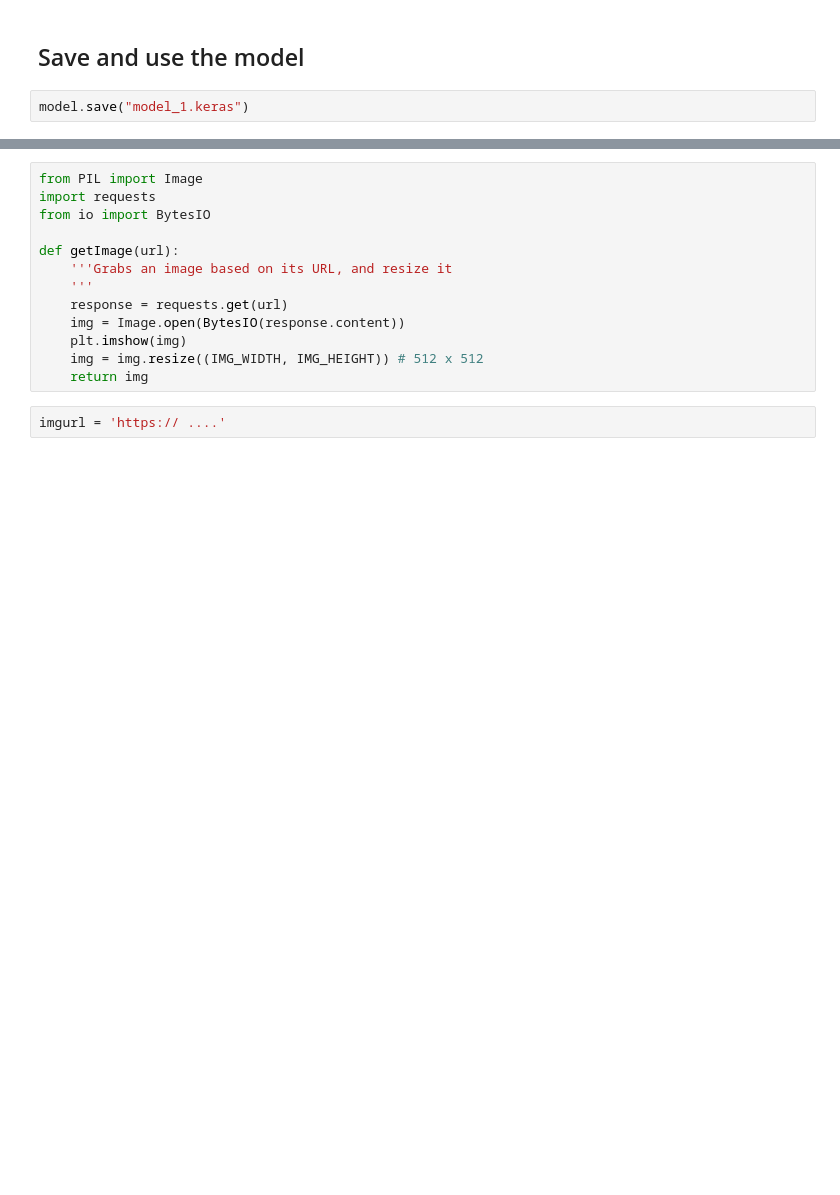
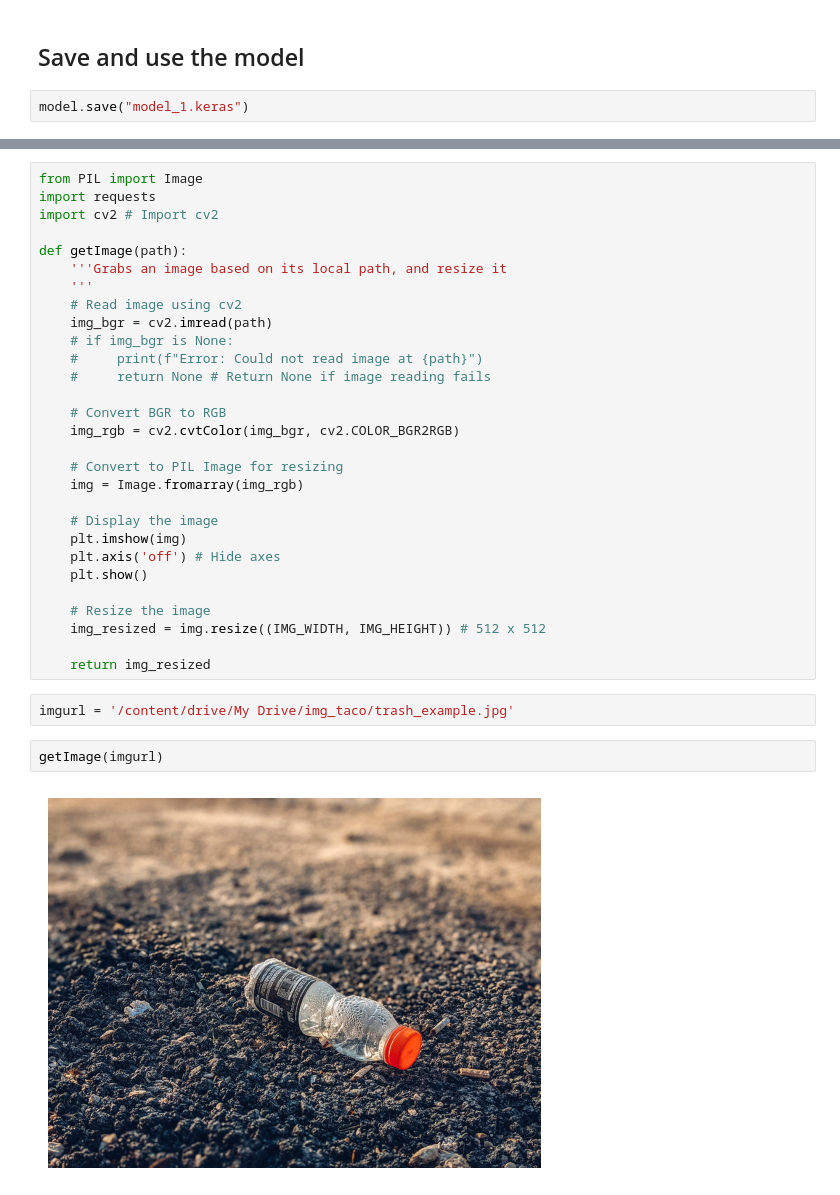
Before and after one commit to Bostna/dotfiles, a Jupyter notebook: Untitled2.ipynb, the cells around one changed output, grey strips where cells are left out. Drawn from its saved outputs; the diff is of its cells as text; blank space fills up the shorter version.

```diff
--- a/Untitled2.ipynb
+++ b/Untitled2.ipynb
@@ -382,15 +384,35 @@ model = load_model("model_1.keras")
-# %%
-from PIL import Image
-import requests
-from io import BytesIO
-
-def getImage(url):
-    '''Grabs an image based on its URL, and resize it
-    '''
-    response = requests.get(url)
-    img = Image.open(BytesIO(response.content))
-    plt.imshow(img)
-    img = img.resize((IMG_WIDTH, IMG_HEIGHT)) # 512 x 512
-    return img
-# %%
-imgurl = 'https:// ....'
+# %%
+from PIL import Image
+import requests
+import cv2 # Import cv2
+
+def getImage(path):
+    '''Grabs an image based on its local path, and resize it
+    '''
+    # Read image using cv2
+    img_bgr = cv2.imread(path)
+    # if img_bgr is None:
+    #     print(f"Error: Could not read image at {path}")
+    #     return None # Return None if image reading fails
+
+    # Convert BGR to RGB
+    img_rgb = cv2.cvtColor(img_bgr, cv2.COLOR_BGR2RGB)
+
+    # Convert to PIL Image for resizing
+    img = Image.fromarray(img_rgb)
+
+    # Display the image
+    plt.imshow(img)
+    plt.axis('off') # Hide axes
+    plt.show()
+
+    # Resize the image
+    img_resized = img.resize((IMG_WIDTH, IMG_HEIGHT)) # 512 x 512
+
+    return img_resized
+# %%
+imgurl = '/content/drive/My Drive/img_taco/trash_example.jpg'
+# %%
+getImage(imgurl)
+# %% [output]
+[figure, added]
```
Also changed, not shown: parts of 6 cells of this notebook.
